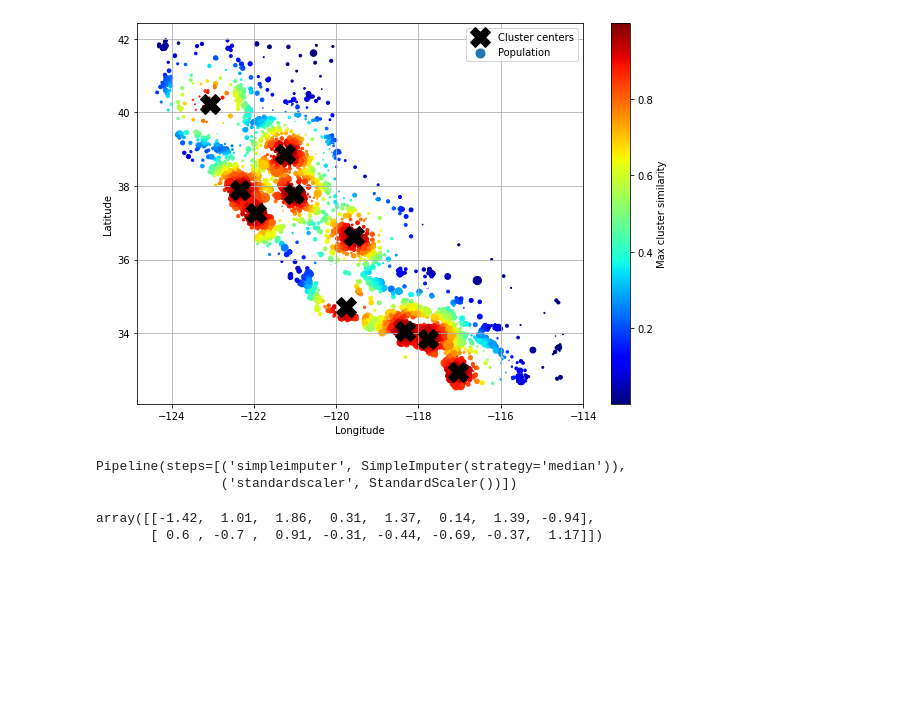
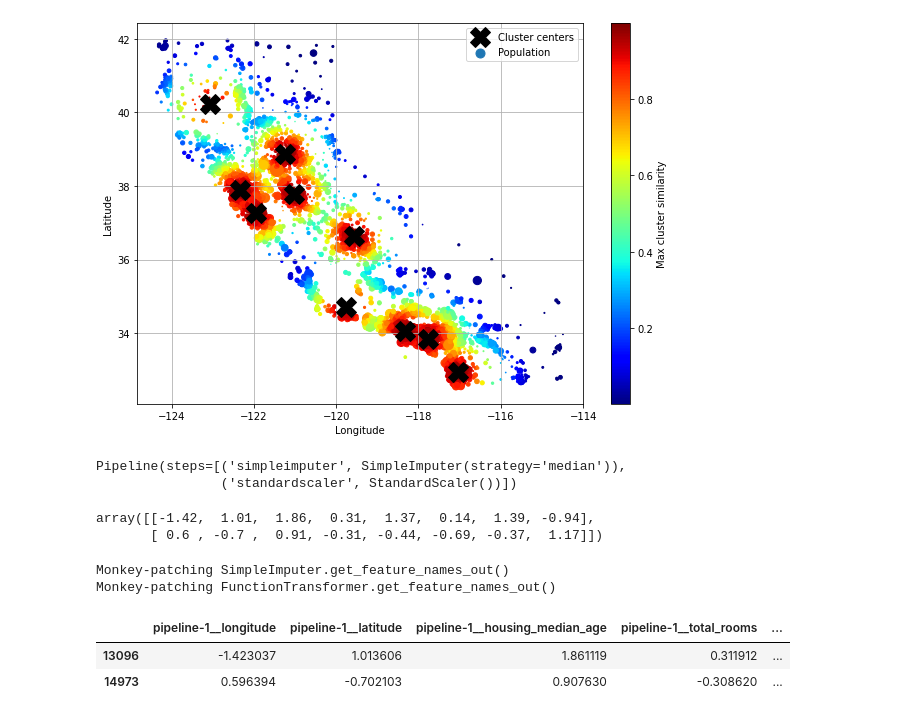
Before and after one commit to MotoBenny/Hands-on-ML, a Jupyter notebook: End_to_end_ML.ipynb, the cells around one changed output. Saved outputs shown, nothing was run; the diff lists cells and outputs as text; code cells hidden in the pictures; blank space fills up the shorter version.

```diff
--- a/End_to_end_ML.ipynb
+++ b/End_to_end_ML.ipynb
@@ -560,6 +560,49 @@ housing_num_prepared[:2].round(2)
 # %% [output]
 array([[-1.42,  1.01,  1.86,  0.31,  1.37,  0.14,  1.39, -0.94],
        [ 0.6 , -0.7 ,  0.91, -0.31, -0.44, -0.69, -0.37,  1.17]])
+# %%
+def monkey_patch_get_signature_names_out():
+    """Monkey patch some classes which did not handle get_feature_names_out()
+       correctly in Scikit-Learn 1.0.*."""
+    from inspect import Signature, signature, Parameter
+    import pandas as pd
+    from sklearn.impute import SimpleImputer
+    from sklearn.pipeline import make_pipeline, Pipeline
+    from sklearn.preprocessing import FunctionTransformer, StandardScaler
+
+    default_get_feature_names_out = StandardScaler.get_feature_names_out
+
+    if not hasattr(SimpleImputer, "get_feature_names_out"):
+      print("Monkey-patching SimpleImputer.get_feature_names_out()")
+      SimpleImputer.get_feature_names_out = default_get_feature_names_out
+
+    if not hasattr(FunctionTransformer, "get_feature_names_out"):
+        print("Monkey-patching FunctionTransformer.get_feature_names_out()")
+        orig_init = FunctionTransformer.__init__
+        orig_sig = signature(orig_init)
+
+        def __init__(*args, feature_names_out=None, **kwargs):
+            orig_sig.bind(*args, **kwargs)
+            orig_init(*args, **kwargs)
+            args[0].feature_names_out = feature_names_out
+
+        __init__.__signature__ = Signature(
+            list(signature(orig_init).parameters.values()) + [
+                Parameter("feature_names_out", Parameter.KEYWORD_ONLY)])
+
+        def get_feature_names_out(self, names=None):
+            if callable(self.feature_names_out):
+                return self.feature_names_out(self, names)
+            assert self.feature_names_out == "one-to-one"
+            return default_get_feature_names_out(self, names)
+
+        FunctionTransformer.__init__ = __init__
+        FunctionTransformer.get_feature_names_out = get_feature_names_out
+
+monkey_patch_get_signature_names_out()
+# %% [output]
+Monkey-patching SimpleImputer.get_feature_names_out()
+Monkey-patching FunctionTransformer.get_feature_names_out()
 # %%
 from sklearn.compose import ColumnTransformer
 
@@ -575,3 +618,22 @@ preprocessing = ColumnTransformer([
     ("num", num_pipeline, num_attribs),
     ("cat", cat_pipeline, cat_attribs),
 ])
+# %%
+from sklearn.compose import make_column_selector, make_column_transformer
+
+preprocessing = make_column_transformer(
+    (num_pipeline, make_column_selector(dtype_include=np.number)),
+    (cat_pipeline, make_column_selector(dtype_include=object)),
+)
+# %%
+housing_prepared = preprocessing.fit_transform(housing)
+# %%
+housing_prepared_fr = pd.DataFrame(
+    housing_prepared,
+    columns=preprocessing.get_feature_names_out(),
+    index=housing.index)
+housing_prepared_fr.head(2)
+# %% [output]
+|  | pipeline-1__longitude | pipeline-1__latitude | pipeline-1__housing_median_age | pipeline-1__total_rooms | ... |
+| 13096 | -1.423037 | 1.013606 | 1.861119 | 0.311912 | ... |
+| 14973 | 0.596394 | -0.702103 | 0.907630 | -0.308620 | ... |
```
Also changed, not shown: parts of 1 cell of this notebook.
